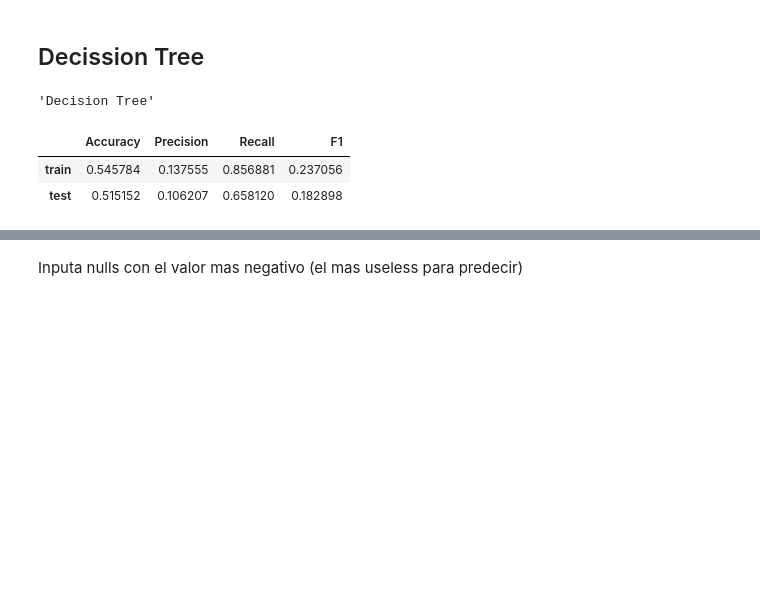
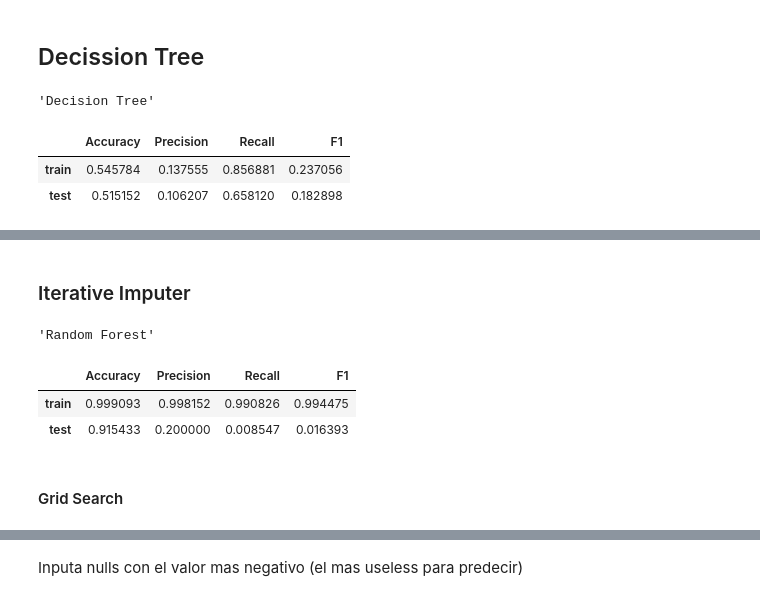
Before and after one commit to AgusTrulli/ML_Grupo_2, a Jupyter notebook: tp2_experimentation.ipynb, the cells around one changed output, grey strips where cells are left out. Saved outputs shown, nothing was run; the diff lists cells and outputs as text; code cells hidden in the pictures; blank space fills up the shorter version.

```diff
--- a/tp2_experimentation.ipynb
+++ b/tp2_experimentation.ipynb
@@ -180,0 +310,15 @@ from sklearn import metrics
+# %%
+parameters_rf_si = {'n_estimators': [100, 200],
+              'max_depth':[3, 5, 7, 9, 11, 13],
+              'max_features': [2, 3, 4, 5]}
+
+
+gs_rf_si = GridSearchCV(random_forests, parameters_rf_si, refit=True, verbose=1)
+
+pipe_rf_cv_si = Pipeline([
+    ('mapper', mapper),
+    ('imputer', IterativeImputer(random_state=42)),
+    ('classifier', gs_rf_si),
+])
+
+pipe_rf_cv_si.fit(X_train, y_train)
@@ -180,0 +331,19 @@ from sklearn import metrics
+# %% [markdown]
+### Iterative Imputer
+# %%
+pipe_rf_ii = Pipeline([
+    ('mapper', mapper),
+    ('imputer', IterativeImputer(random_state=42)),
+    ('classifier', random_forests),
+])
+
+pipe_rf_ii.fit(X_train, y_train)
+
+evaluate_model(pipe_rf_ii, title='Random Forest Iterative Imputer')
+# %% [output]
+'Random Forest'
+|  | Accuracy | Precision | Recall | F1 |
+| train | 0.999093 | 0.998152 | 0.990826 | 0.994475 |
+| test | 0.915433 | 0.200000 | 0.008547 | 0.016393 |
+# %% [markdown]
+#### Grid Search
```
Also changed, not shown: parts of 50 cells of this notebook.
